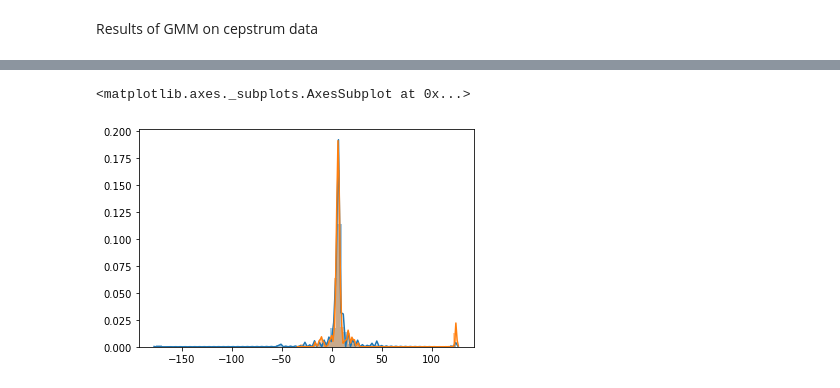
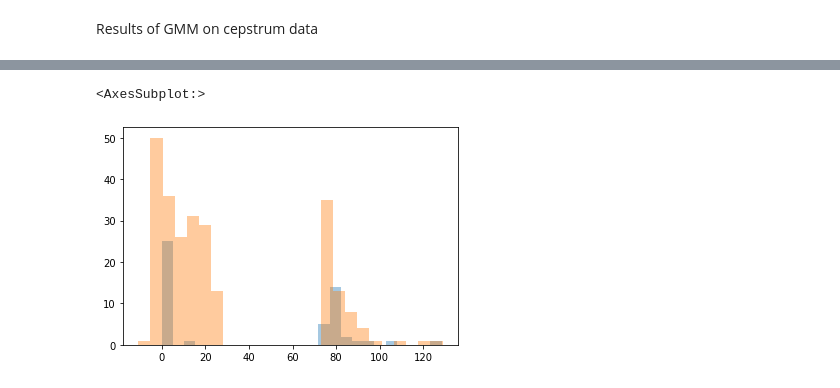
Before and after one commit to algoasylum/SatelliteImageAnalysis, a Jupyter notebook: Synthetic Data Representation/GMM-SD-Alternate Variation 2.ipynb, the cells around one changed output, grey strips where cells are left out. Saved outputs shown, nothing was run; the diff lists cells and outputs as text; code cells hidden in the pictures.

```diff
--- a/Synthetic Data Representation/GMM-SD-Alternate Variation 2.ipynb
+++ b/Synthetic Data Representation/GMM-SD-Alternate Variation 2.ipynb
@@ -100,14 +113,0 @@ plt.show()
-# %%
-N = 250
-sr = 1
-y = np.array(seasonal_data['Value'])
-f = fftpack.fftfreq(len(y))
-yf = fftpack.fft(y)
-
-T = 1.0 / N
-x = np.linspace(0.0, N*T, N)
-xf = np.linspace(0.0, 1.0/(2.0*T), int(N/2))
-fig, ax = plt.subplots()
-ax.plot(xf[1:], 2.0/N * np.abs(yf[1:N//2]))
-plt.title("Frequency representation")
-plt.show()
@@ -116,3 +113,0 @@ plt.show()
-# %%
-freq_ampli = pd.DataFrame(zip(np.abs(f[:N//2]),2.0/N * np.abs(yf[:N//2])),columns=['Freq','Ampli'])
-freq_ampli
@@ -249,9 +238,25 @@ for cv_type in cv_types:
         if bic[-1] < lowest_bic:
             lowest_bic = bic[-1]
             best_gmm1 = gmm
+# %%
+dfx = freq_ampli
+lowest_bic = np.infty
+bic = []
+n_components_range = range(1, 7)
+cv_types = ['spherical', 'tied', 'diag', 'full']
+for cv_type in cv_types:
+    for n_components in n_components_range:
+        # Fit a Gaussian mixture with EM
+        gmm = mixture.GaussianMixture(n_components=n_components,
+                                      covariance_type=cv_type)
+        gmm.fit(dfx)
+        bic.append(gmm.bic(dfx))
+        if bic[-1] < lowest_bic:
+            lowest_bic = bic[-1]
+            best_gmm2 = gmm
 # %%
-# GMM on fft data
-dfx = freq_ampli.iloc[1:,1:]
+# GMM on cepstrum data
+dfx = cep.iloc[1:,:]
 lowest_bic = np.infty
 bic = []
 n_components_range = range(1, 7)
@@ -265,4 +270,4 @@ for cv_type in cv_types:
         bic.append(gmm.bic(dfx))
         if bic[-1] < lowest_bic:
             lowest_bic = bic[-1]
-            best_gmm2 = gmm
+            best_gmm3 = gmm
@@ -440,11 +439,11 @@ array([0.00806451, 0.69239423, 0.00806452, 0.00806452, 0.28341222])
 # %%
 cep1 = cep.iloc[1:,1:]
 z,_ = best_gmm3.sample(125)
-sns.distplot(cep1)
-sns.distplot(z)
+sns.distplot(cep1, bins = 25, kde = False)
+sns.distplot(z, bins = 25, kde = False)
 # %% [output]
-<matplotlib.axes._subplots.AxesSubplot at 0x...>
+<AxesSubplot:>
-[figure, old version]
+[figure, new version]
 # %%
 print(best_gmm3.score(cep1))
 #print(best_gmm3.score(z))
```
Also changed, not shown: parts of 38 cells of this notebook, 7 other files.
